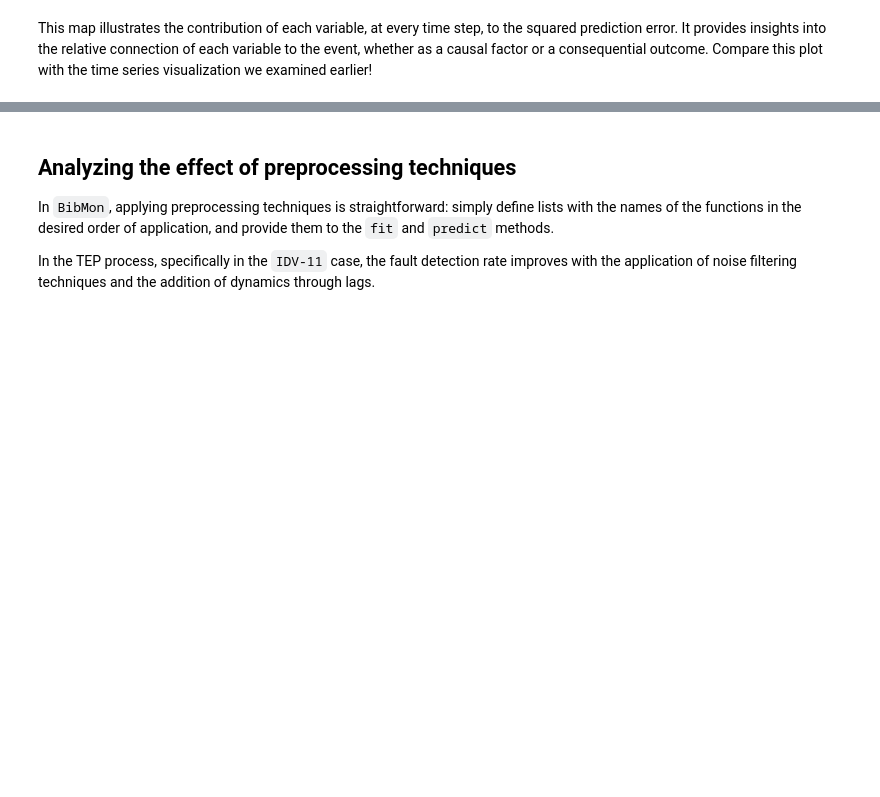
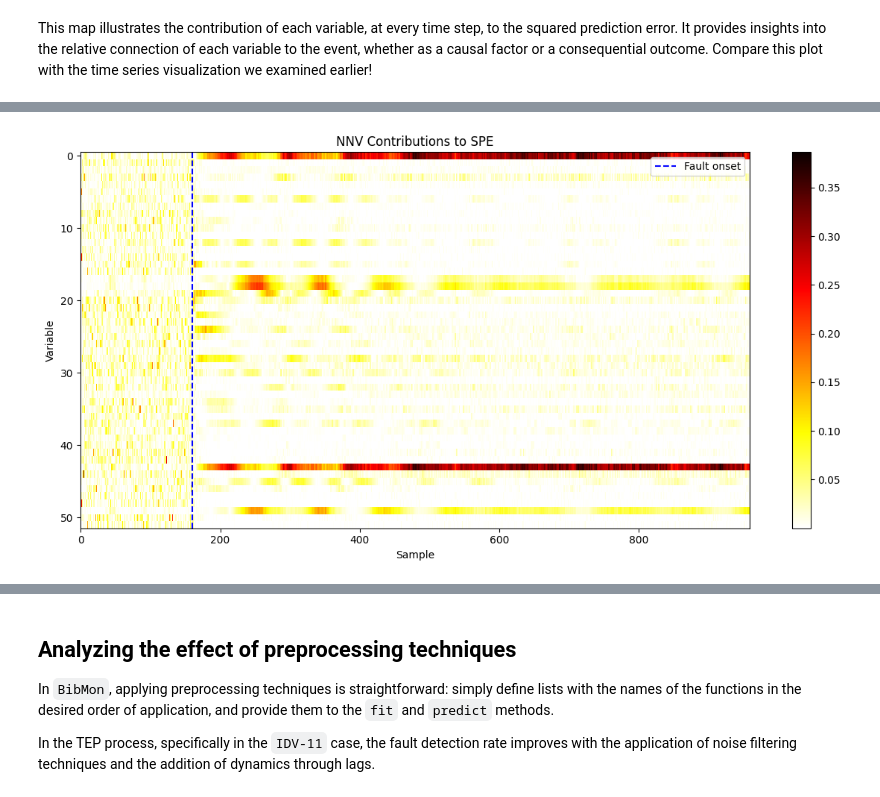
Before and after one commit to petrobras/BibMon, a Jupyter notebook: docs/source/tutorial_tep.ipynb, the cells around one changed output, grey strips where cells are left out. Cells and saved outputs as stored; diff of their text form; code cells hidden in the pictures; blank space fills up the shorter version.

```diff
--- a/docs/source/tutorial_tep.ipynb
+++ b/docs/source/tutorial_tep.ipynb
@@ -294,0 +306,17 @@ This map illustrates the contribution of each variable, at every time step, to t
+# %%
+contrib_NNV, spe_series, final_ref, ref_history, drift_indices = bibmon.run_nnv_analysis(
+    model, df_test, adwin_delta=0.01, adwin_clock=1
+)
+# %%
+fig, ax = plt.subplots(figsize=(12, 6))
+im = ax.imshow(contrib_NNV.values.T, aspect='auto', cmap='hot_r', interpolation='nearest')
+ax.set_xlabel('Sample')
+ax.set_ylabel('Variable')
+ax.set_title('NNV Contributions to SPE')
+ax.axvline(x=contrib_NNV.index.get_loc(fault_start), ls='--', c='blue', label='Fault onset')
+plt.colorbar(im, ax=ax)
+ax.legend()
+plt.tight_layout()
+plt.show()
+# %% [output]
+[figure, added]
```
Also changed, not shown: parts of 5 cells of this notebook.
